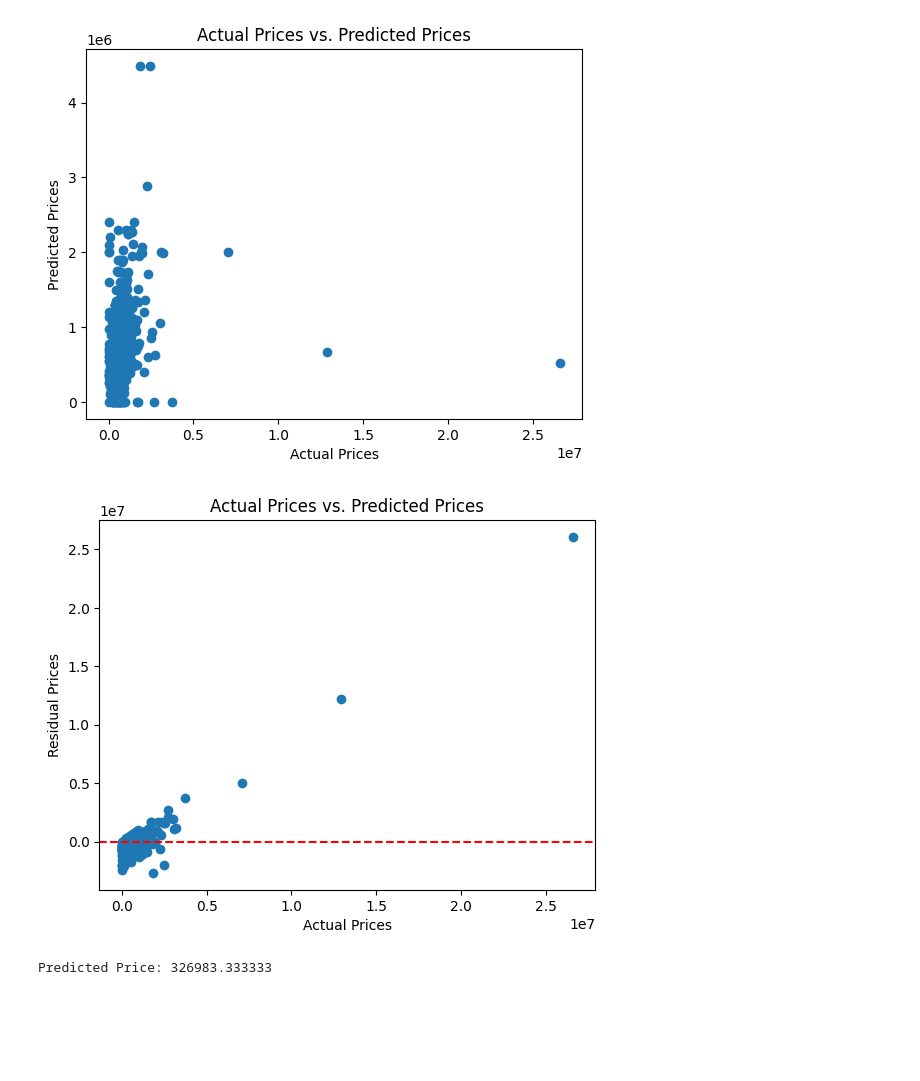
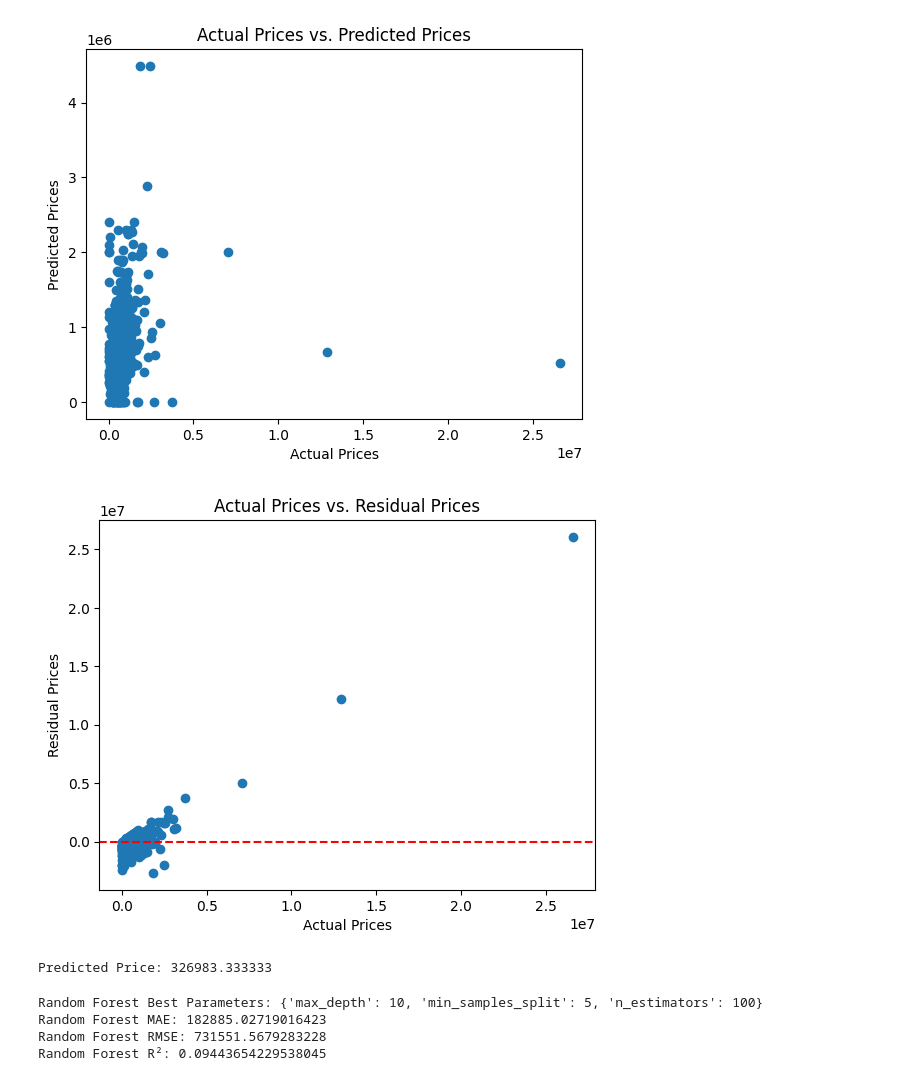
Before and after one commit to YashKhandelwal0705/House-price-prediction, a Jupyter notebook: housepricepredictionipynb.ipynb, the cells around one changed output. Cells and saved outputs as stored; diff of their text form; code cells hidden in the pictures; blank space fills up the shorter version.

Commit message:
Added random forests model

```diff
--- a/housepricepredictionipynb.ipynb
+++ b/housepricepredictionipynb.ipynb
@@ -171,13 +171,13 @@ plt.show()
 # %%
 residuals = y_test - y_pred
 plt.scatter(y_test, residuals)
 plt.axhline(y=0, color='red', linestyle='--')
 plt.xlabel("Actual Prices")
 plt.ylabel("Residual Prices")
-plt.title("Actual Prices vs. Predicted Prices")
+plt.title("Actual Prices vs. Residual Prices")
 plt.show()
 # %% [output]
-[figure, old version]
+[figure, new version]
 # %%
 new_data = [[3, 2, 1500, 4000, 1, 0, 0, 3]]
 predicted_price = model.predict(new_data)
@@ -185,3 +185,46 @@ predicted_price = model.predict(new_data)
 print("Predicted Price:", predicted_price[0])
 # %% [output]
 Predicted Price: 326983.333333
+# %%
+
+from sklearn.ensemble import RandomForestRegressor
+from sklearn.model_selection import GridSearchCV
+
+# Define Random Forest with basic parameters
+rf = RandomForestRegressor(random_state=10)
+
+# Define hyperparameter grid
+param_grid = {
+    'n_estimators': [50, 100],
+    'max_depth': [None, 10, 20],
+    'min_samples_split': [2, 5]
+}
+
+# GridSearchCV for tuning
+grid_search_rf = GridSearchCV(estimator=rf, param_grid=param_grid,
+                              cv=5, scoring='neg_mean_squared_error', n_jobs=-1)
+
+grid_search_rf.fit(X_train, y_train)
+
+# Best model
+best_rf = grid_search_rf.best_estimator_
+
+# Predict and evaluate
+y_pred = best_rf.predict(X_test)
+
+from sklearn.metrics import mean_absolute_error
+
+rf_mse = mean_squared_error(y_test, y_pred)
+rf_rmse = np.sqrt(rf_mse)
+rf_r2 = r2_score(y_test, y_pred)
+rf_mae = mean_absolute_error(y_test, y_pred)
+
+print("Random Forest Best Parameters:", grid_search_rf.best_params_)
+print("Random Forest MAE:", rf_mae)
+print("Random Forest RMSE:", rf_rmse)
+print("Random Forest R²:", rf_r2)
+# %% [output]
+Random Forest Best Parameters: {'max_depth': 10, 'min_samples_split': 5, 'n_estimators': 100}
+Random Forest MAE: 182885.02719016423
+Random Forest RMSE: 731551.5679283228
+Random Forest R²: 0.09443654229538045
```
Also changed, not shown: parts of 6 cells of this notebook, 1 other file.
